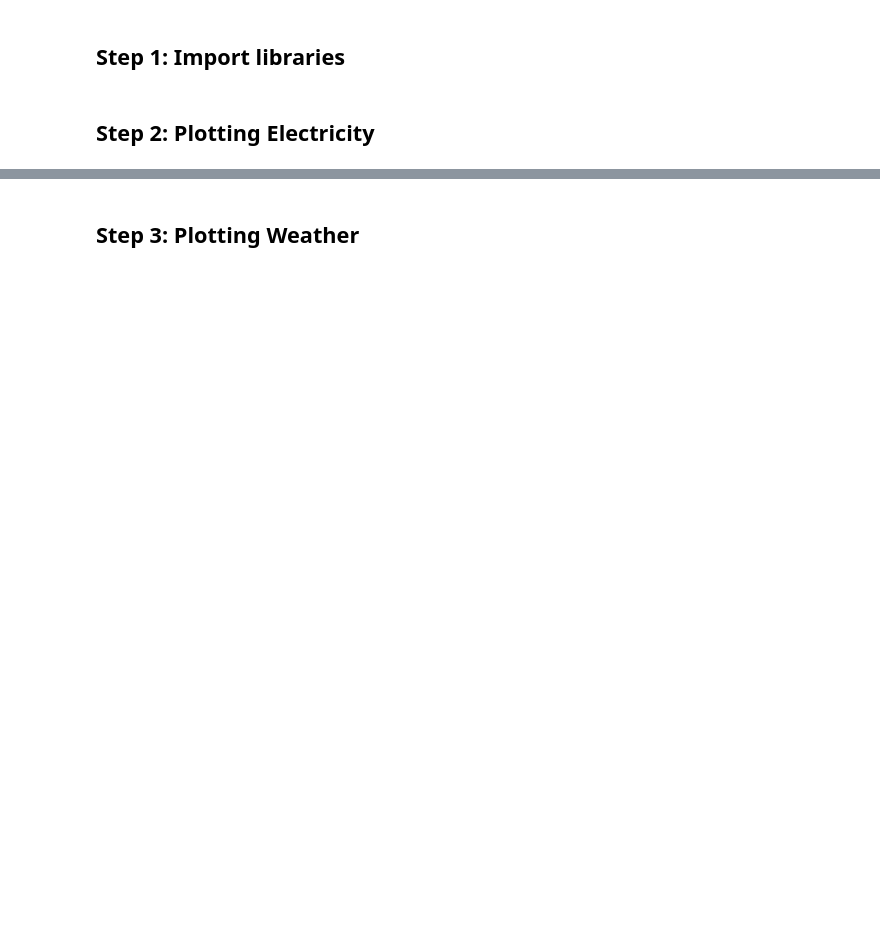
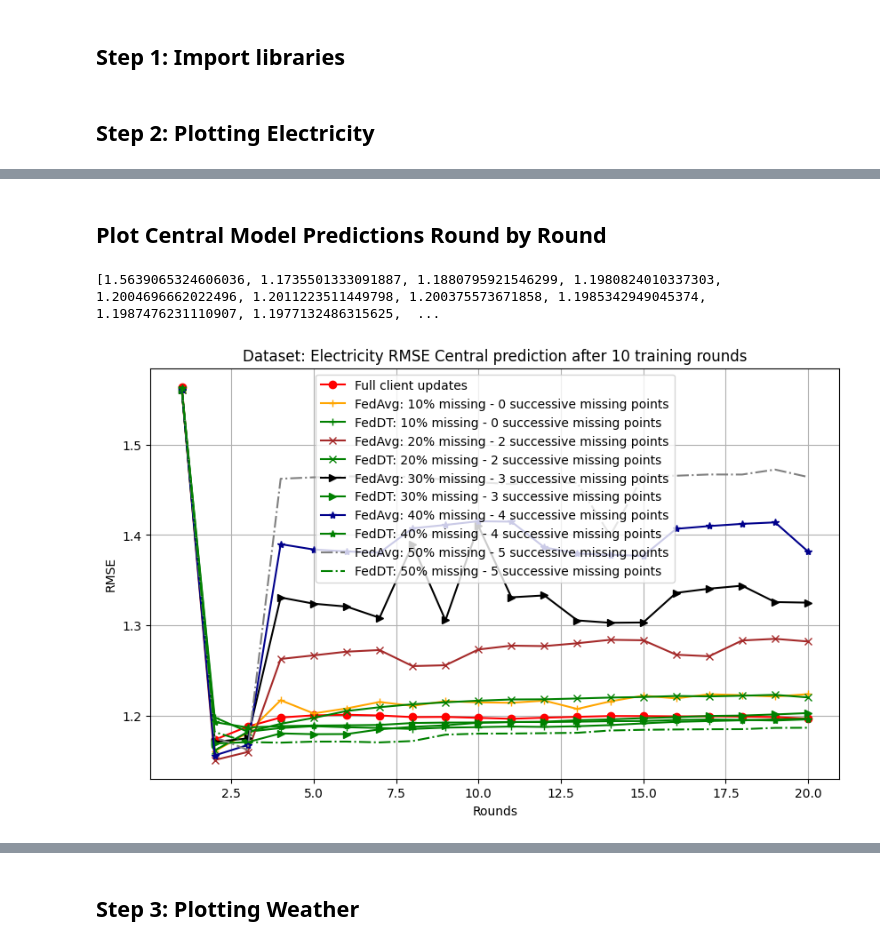
Before and after one commit to thanhquanse/fl-intermittency, a Jupyter notebook: FL-DT-visualizer.ipynb, the cells around one changed output, grey strips where cells are left out. Saved outputs shown, nothing was run; the diff lists cells and outputs as text; code cells hidden in the pictures; blank space fills up the shorter version.

```diff
--- a/FL-DT-visualizer.ipynb
+++ b/FL-DT-visualizer.ipynb
@@ -100,0 +120,58 @@ plt.show()
+# %% [markdown]
+## Plot Central Model Predictions Round by Round
+# %%
+category = "central_round_predictions"
+print(normal_losses_rmses_dict[category])
+print
+# print(weigh_losses_rmses_dict_10[category])
+# normal_central_prediction_losses = [x[1]**(1/2) for x in normal_losses_rmses_dict[category]]
+# avg_central_prediction_losses_10 = [x[1]**(1/2) for x in avg_losses_rmses_dict_10[category]]
+# avg_central_prediction_losses_20 = [x[1]**(1/2) for x in avg_losses_rmses_dict_20[category]]
+# avg_central_prediction_losses_30 = [x[1]**(1/2) for x in avg_losses_rmses_dict_30[category]]
+# avg_central_prediction_losses_40 = [x[1]**(1/2) for x in avg_losses_rmses_dict_40[category]]
+# avg_central_prediction_losses_50 = [x[1]**(1/2) for x in avg_losses_rmses_dict_50[category]]
+# weight_central_prediction_losses_10 = [x[1]**(1/2) for x in weigh_losses_rmses_dict_10[category]]
+# weight_central_prediction_losses_20 = [x[1]**(1/2) for x in weigh_losses_rmses_dict_20[category]]
+# weight_central_prediction_losses_30 = [x[1]**(1/2) for x in weigh_losses_rmses_dict_30[category]]
+# weight_central_prediction_losses_40 = [x[1]**(1/2) for x in weigh_losses_rmses_dict_40[category]]
+# weight_central_prediction_losses_50 = [x[1]**(1/2) for x in weigh_losses_rmses_dict_50[category]]
+
+normal_central_prediction_losses = normal_losses_rmses_dict[category]
+avg_central_prediction_losses_10 = avg_losses_rmses_dict_10[category]
+avg_central_prediction_losses_20 = avg_losses_rmses_dict_20[category]
+avg_central_prediction_losses_30 = avg_losses_rmses_dict_30[category]
+avg_central_prediction_losses_40 = avg_losses_rmses_dict_40[category]
+avg_central_prediction_losses_50 = avg_losses_rmses_dict_50[category]
+weight_central_prediction_losses_10 = weigh_losses_rmses_dict_10[category]
+weight_central_prediction_losses_20 = weigh_losses_rmses_dict_20[category]
+weight_central_prediction_losses_30 = weigh_losses_rmses_dict_30[category]
+weight_central_prediction_losses_40 = weigh_losses_rmses_dict_40[category]
+weight_central_prediction_losses_50 = weigh_losses_rmses_dict_50[category]
+
+plt.figure(figsize=(15, 10))
+plt.plot(range(1, len(normal_central_prediction_losses) + 1), normal_central_prediction_losses, '-o', color='red', label='Full client updates')
+
+plt.plot(range(1, len(avg_central_prediction_losses_10) + 1), avg_central_prediction_losses_10, '+-', color='orange', label='FedAvg: 10% missing - 0 successive missing points')
+plt.plot(range(1, len(weight_central_prediction_losses_10) + 1), weight_central_prediction_losses_10, '+-', color='green', label='FedDT: 10% missing - 0 successive missing points')
+
+plt.plot(range(1, len(avg_central_prediction_losses_20) + 1), avg_central_prediction_losses_20, 'x-', color='brown', label='FedAvg: 20% missing - 2 successive missing points')
+plt.plot(range(1, len(weight_central_prediction_losses_20) + 1), weight_central_prediction_losses_20, 'x-', color='green', label='FedDT: 20% missing - 2 successive missing points')
+
+plt.plot(range(1, len(avg_central_prediction_losses_30) + 1), avg_central_prediction_losses_30, '>-', color='black', label='FedAvg: 30% missing - 3 successive missing points')
+plt.plot(range(1, len(weight_central_prediction_losses_30) + 1), weight_central_prediction_losses_30, '>-', color='green', label='FedDT: 30% missing - 3 successive missing points')
+
+plt.plot(range(1, len(avg_central_prediction_losses_40) + 1), avg_central_prediction_losses_40, '*-', color='darkblue', label='FedAvg: 40% missing - 4 successive missing points')
+plt.plot(range(1, len(weight_central_prediction_losses_40) + 1), weight_central_prediction_losses_40, '*-', color='green', label='FedDT: 40% missing - 4 successive missing points')
+
+plt.plot(range(1, len(avg_central_prediction_losses_50) + 1), avg_central_prediction_losses_50, '-.', color='grey', label='FedAvg: 50% missing - 5 successive missing points')
+plt.plot(range(1, len(weight_central_prediction_losses_50) + 1), weight_central_prediction_losses_50, '-.', color='green', label='FedDT: 50% missing - 5 successive missing points')
+
+plt.title("Dataset: Electricity RMSE Central prediction after 10 training rounds")
+plt.xlabel("Rounds")
+plt.ylabel("RMSE")
+plt.legend()
+plt.grid(True)
+plt.show()
+# %% [output]
+[1.5639065324606036, 1.1735501333091887, 1.1880795921546299, 1.1980824010337303, 1.2004696662022496, 1.2011223511449798, 1.200375573671858, 1.1985342949045374, 1.1987476231110907, 1.1977132486315625,  ...
+[figure, added]
```
Also changed, not shown: parts of 12 cells of this notebook, 54 other files.
